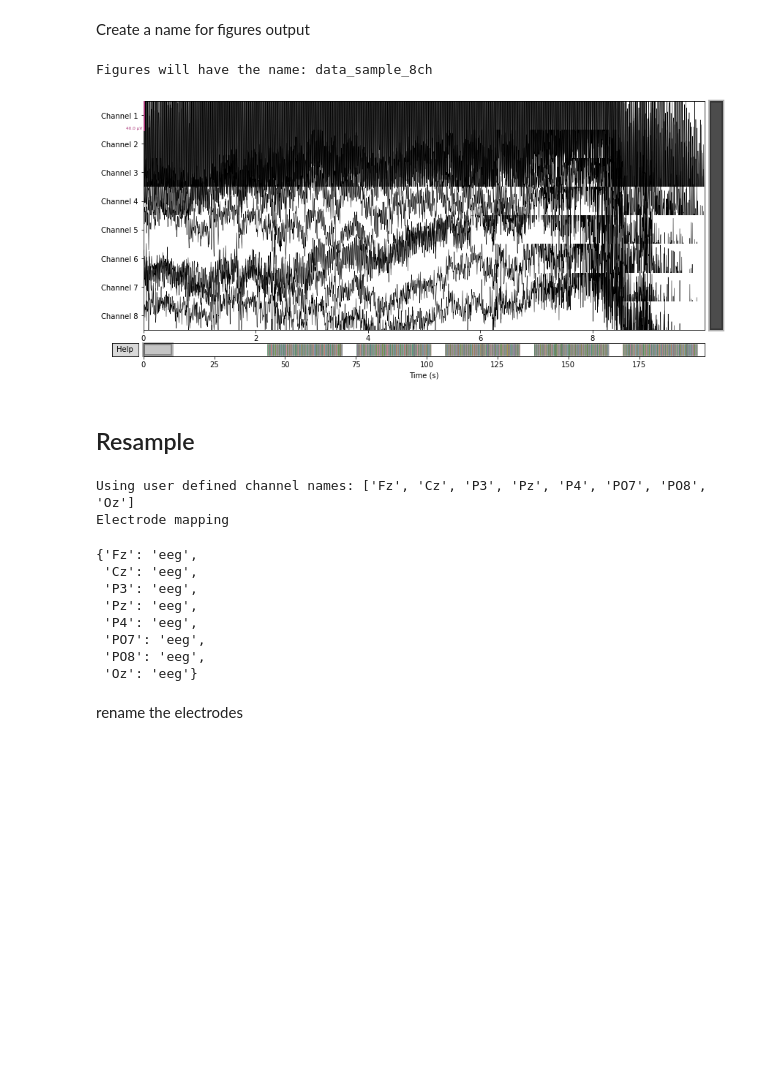
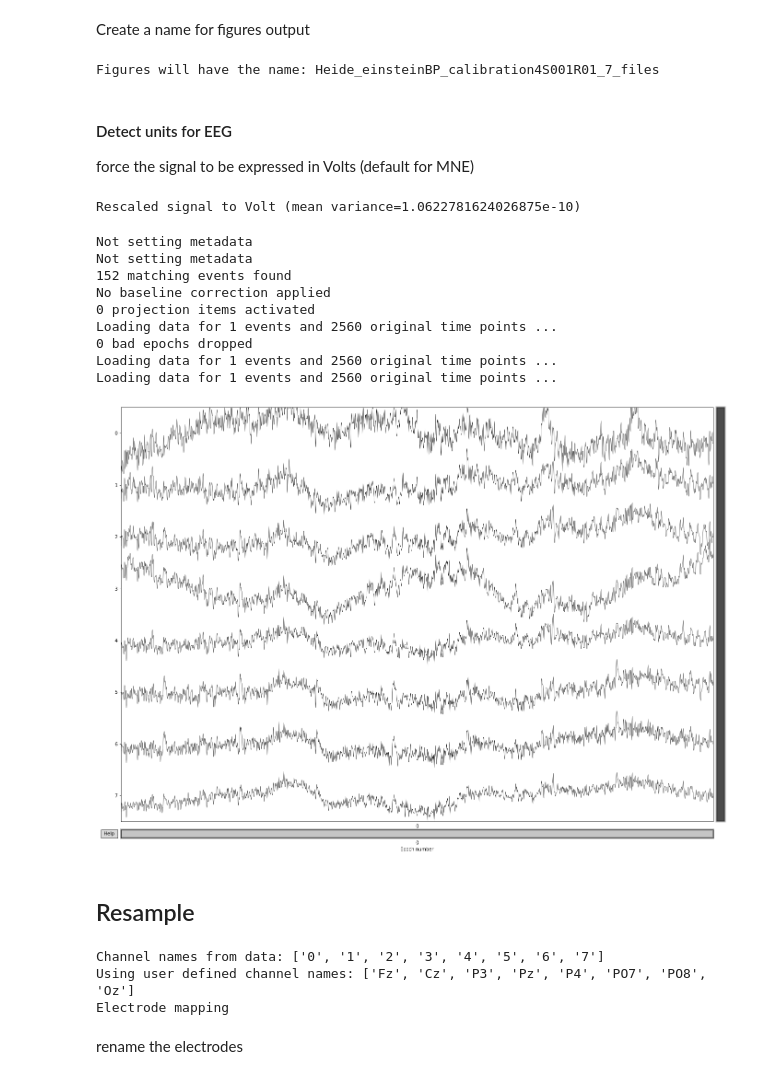
Before and after one commit to lokinou/p3k_offline_analysis, a Jupyter notebook: p300_analysis.ipynb, the cells around one changed output. Cells and saved outputs as stored; diff of their text form; code cells hidden in the pictures; blank space fills up the shorter version.

Commit message:
Optimizations plots, channels, processing time

```diff
--- a/p300_analysis.ipynb
+++ b/p300_analysis.ipynb
@@ -155,7 +156,7 @@ def extract_annotations(filename, verbose=False):
     # let's think baclwards use the end markers instead
     new_phase_continuous = np.where(phase == 1)[0]
     groups = np.split(new_phase_continuous, np.where(np.diff(new_phase_continuous) != 1)[0]+1)
-    new_trial_idx = np.array([g[0] for g in groups])
+    new_trial_idx = np.array([g[0] for g in groups]) if len(groups) > 1 else None
 
 
     # extract trial end markers
@@ -167,11 +168,23 @@ def extract_annotations(filename, verbose=False):
     #new_trial_idx = np.zeros(end_of_trial_idx.size)
     #new_trial_idx[1:] = end_of_trial_idx[1:]+1
 
-    if new_trial_idx.shape[0] > end_of_trial_idx[0]:
+    print(new_trial_idx)
+    print(end_of_trial_idx)
+
+
+    if new_trial_idx is None:
+        print('WARNING: markers for begin trial (PhaseInSequence=1) missing (in old brain painting dev versions)!!!, using end of trial instead')
+        new_trial_idx = [0]
+        new_trial_idx.extend(end_of_trial_idx[0:-1])  # deduce the bounds from end of trial
+        new_trial_idx = np.array(new_trial_idx)  # convert to numpy
+        print(new_trial_idx)
+
+    if new_trial_idx.shape[0] > end_of_trial_idx.shape[0]:
         print('WARNING: no end of trial for the last trial (interrupted recording?), it will be ignored for offline accuracy calculation')
         inter_trial_duration = end_of_trial_idx[0:len(new_trial_idx)] - new_trial_idx
     else:
         inter_trial_duration = end_of_trial_idx - new_trial_idx
+
     inter_trial_duration = inter_trial_duration * sample_lengh  # express in seconds
 
 
@@ -207,7 +220,7 @@ def load_bci2k(filename_list, verbose=False):
         with b2k.BCI2kReader(fn) as file:
 
             # Extract signals and states
-            print('opened')
+            print('Reading {}'.format(fn))
             eeg_data = file.signals
             states = file.states
             fs = file.samplingrate
@@ -264,7 +277,7 @@ if data_type == 'openvibe':
     nb_stimlus_rows, nb_stimulus_cols, nb_seq = ov_nb_row_stims, ov_nb_col_stims, ov_nb_sequences
     print("Using user defined n_rows={}, n_cols={}, n_seq={}".format(nb_stimlus_rows, nb_stimulus_cols, nb_seq))
 elif data_type == 'bci2000':
-    raws, (nb_stimlus_rows, nb_stimulus_cols, nb_seq) = load_bci2k(fnames, verbose=True)
+    raws, (nb_stimlus_rows, nb_stimulus_cols, nb_seq) = load_bci2k(fnames, verbose=False)
     print("Using from parameters n_rows={}, n_cols={}, n_seq={}".format(nb_stimlus_rows, nb_stimulus_cols, nb_seq))
 
 raw = mne.concatenate_raws(raws)
@@ -307,12 +342,32 @@ if not os.path.exists(fig_folder):
     os.mkdir(fig_folder)
     print('Creating output directory'.format(fig_folder))
 # %% [output]
-Figures will have the name: data_sample_8ch
+Figures will have the name: Heide_einsteinBP_calibration4S001R01_7_files
+# %% [markdown]
+#### Detect units for EEG
+force the signal to be expressed in Volts (default for MNE)
+# %%
+# If the variance of the data is >1, it means the data is expressed in microvolts
+# Since MNE uses Volt as a default value, we rescale microvolts to volt
+if np.var(raw._data)>1:
+    raw._data = raw._data * 1.e-6
+    print('Rescaled signal to Volt (mean variance={})'.format(np.var(raw._data)))
+# %% [output]
+Rescaled signal to Volt (mean variance=1.0622781624026875e-10)
 # %%
 if display_preprocessing_plots:
-    raw.plot()
+    ep_plot = mne.make_fixed_length_epochs(raw, duration=10)[0].plot()
 # %% [output]
+Not setting metadata
+Not setting metadata
+152 matching events found
+No baseline correction applied
+0 projection items activated
+Loading data for 1 events and 2560 original time points ...
+0 bad epochs dropped
+Loading data for 1 events and 2560 original time points ...
+Loading data for 1 events and 2560 original time points ...
-[figure, old version]
+[figure, new version]
 # %% [markdown]
 ## Resample
 # %%
@@ -321,9 +379,19 @@ if apply_resample:
 # %%
+print("Channel names from data: {}".format(raw.info['ch_names']))
+
 montage = mne.channels.make_standard_montage('standard_1005')
 
 if cname is None:
     cname = raw.info['ch_names']
     print('Using channel names directly from the data files: {}'.format(cname))
+elif len(cname) < len(raw.info['ch_names']):
+
+    # append missing channels to cname
+    cname.extend(raw.info['ch_names'][len(cname) - len(raw.info['ch_names']):])
+    print('Using user defined channel names and ignoring other channels: {}'.format(cname))
+elif len(cname) > len(raw.info['ch_names']):
+    print('Number of channels in data (n={}) is lower than the declared channel names {}'.format(len(raw.info['ch_names']), cname))
+    raise
 else:
     print('Using user defined channel names: {}'.format(cname))
 
@@ -360,18 +428,10 @@ raw.rename_channels(cname_map, allow_duplicates=False)
 raw.set_channel_types(type_map)
 raw.pick_types(eeg=True, misc=False)
 print('Electrode mapping')
-type_map
 # %% [output]
+Channel names from data: ['0', '1', '2', '3', '4', '5', '6', '7']
 Using user defined channel names: ['Fz', 'Cz', 'P3', 'Pz', 'P4', 'PO7', 'PO8', 'Oz']
 Electrode mapping
-{'Fz': 'eeg',
- 'Cz': 'eeg',
- 'P3': 'eeg',
- 'Pz': 'eeg',
- 'P4': 'eeg',
- 'PO7': 'eeg',
- 'PO8': 'eeg',
- 'Oz': 'eeg'}
 # %% [markdown]
 rename the electrodes
 # %% [markdown]
```
Also changed, not shown: parts of 52 cells of this notebook, 2 other files.
